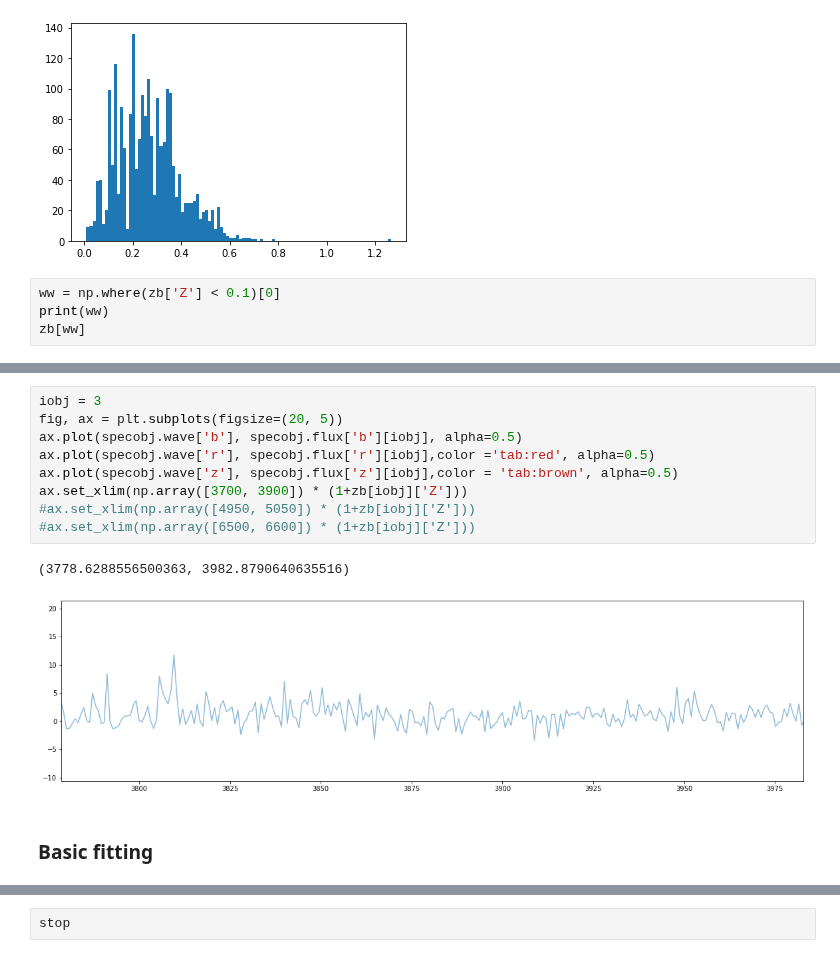
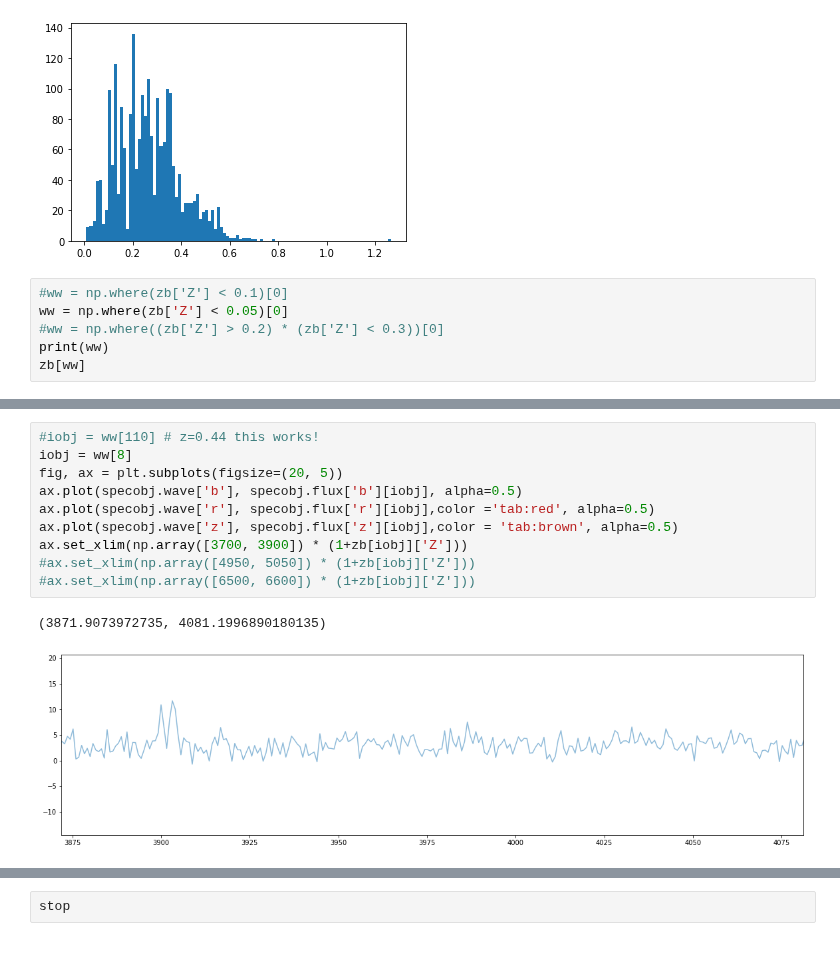
Before and after one commit to desihub/fastspecfit, a Jupyter notebook: doc/nb/desi-galspecfit.ipynb, the cells around one changed output, grey strips where cells are left out. Saved outputs shown, nothing was run; the diff lists cells and outputs as text.

Commit message:
add emission-line fitting

```diff
--- a/doc/nb/desi-galspecfit.ipynb
+++ b/doc/nb/desi-galspecfit.ipynb
@@ -198,7 +134,9 @@ _ = plt.hist(zb['Z'], bins=100)
 # %% [output]
 [figure]
 # %%
-ww = np.where(zb['Z'] < 0.1)[0]
+#ww = np.where(zb['Z'] < 0.1)[0]
+ww = np.where(zb['Z'] < 0.05)[0]
+#ww = np.where((zb['Z'] > 0.2) * (zb['Z'] < 0.3))[0]
 print(ww)
 zb[ww]
 # %% [output]
@@ -236,14 +166,13 @@ Table length=163
 # %%
-iobj = 3
+#iobj = ww[110] # z=0.44 this works!
+iobj = ww[8]
 fig, ax = plt.subplots(figsize=(20, 5))
 ax.plot(specobj.wave['b'], specobj.flux['b'][iobj], alpha=0.5)
 ax.plot(specobj.wave['r'], specobj.flux['r'][iobj],color ='tab:red', alpha=0.5)
 ax.plot(specobj.wave['z'], specobj.flux['z'][iobj],color = 'tab:brown', alpha=0.5)
 ax.set_xlim(np.array([3700, 3900]) * (1+zb[iobj]['Z']))
 #ax.set_xlim(np.array([4950, 5050]) * (1+zb[iobj]['Z']))
 #ax.set_xlim(np.array([6500, 6600]) * (1+zb[iobj]['Z']))
 # %% [output]
-(3778.6288556500363, 3982.8790640635516)
+(3871.9073972735, 4081.1996890180135)
-[figure, old version]
+[figure, new version]
-# %% [markdown]
-### Basic fitting
```
Also changed, not shown: parts of 39 cells of this notebook.
